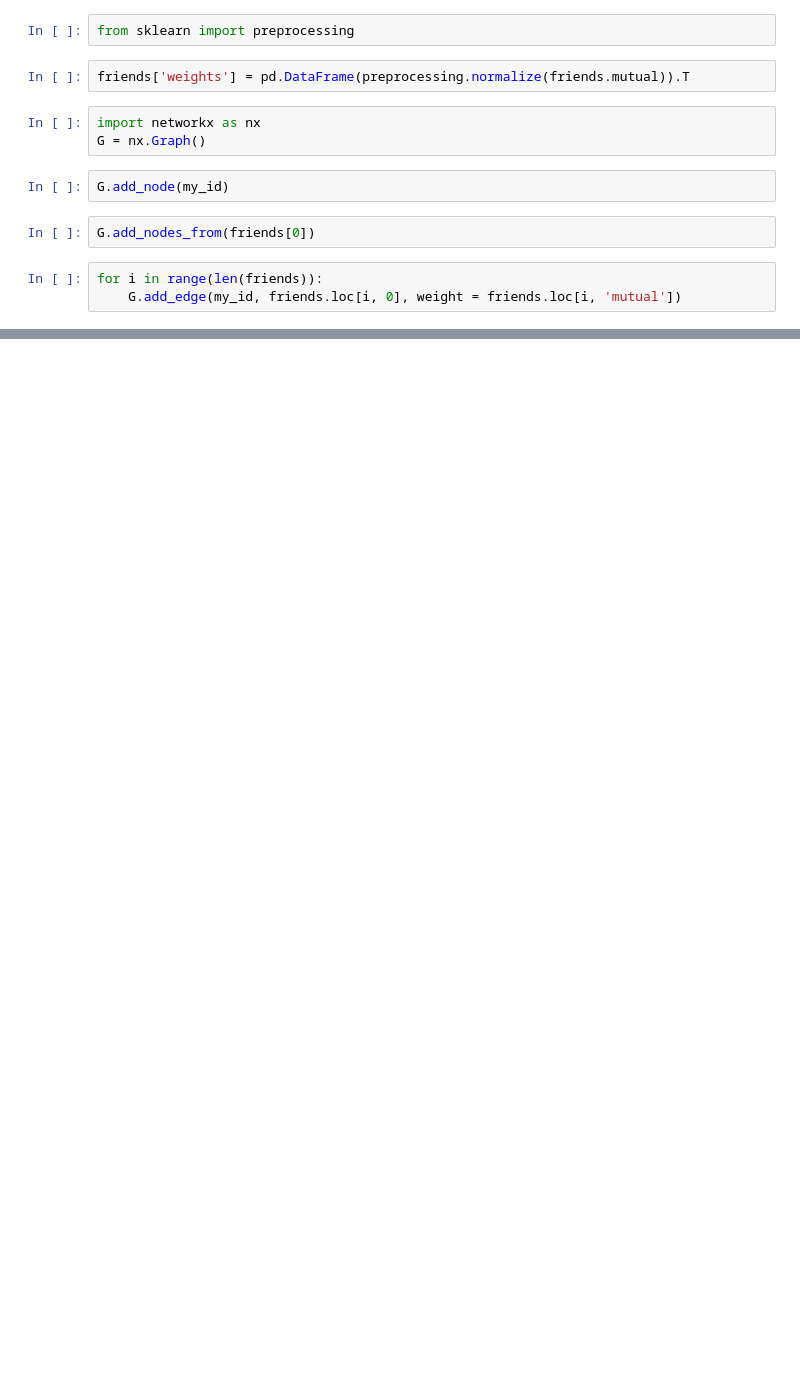
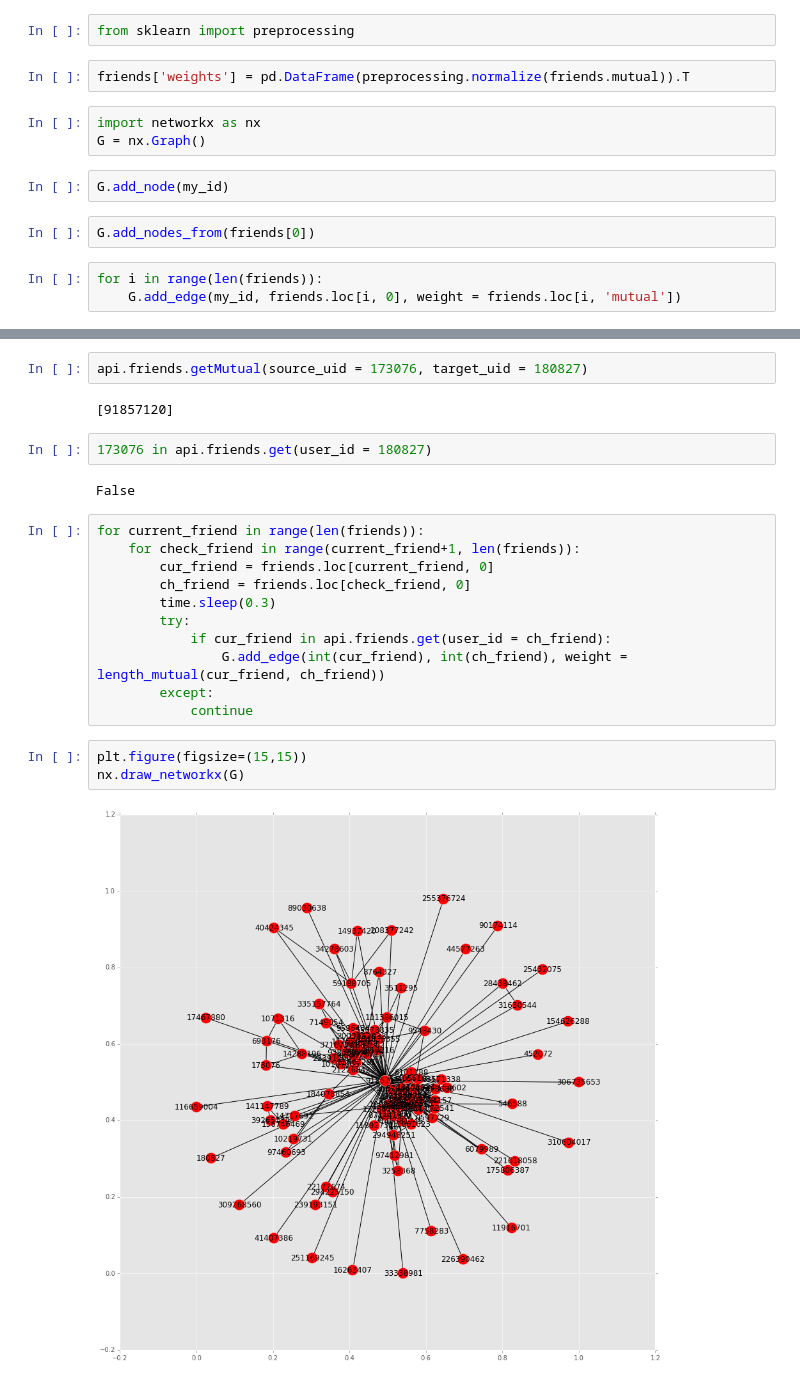
Before and after one commit to DmitrySerg/VK, a Jupyter notebook: VK_analysis.ipynb, the cells around one changed output, grey strips where cells are left out. Drawn from its saved outputs; the diff is of its cells as text; blank space fills up the shorter version.

```diff
--- a/VK_analysis.ipynb
+++ b/VK_analysis.ipynb
@@ -98,0 +110,24 @@ length_mutual(my_id, 55578835)
+# %%
+api.friends.getMutual(source_uid = 173076, target_uid = 180827)
+# %% [output]
+[91857120]
+# %%
+173076 in api.friends.get(user_id = 180827)
+# %% [output]
+False
+# %%
+for current_friend in range(len(friends)):
+    for check_friend in range(current_friend+1, len(friends)):
+        cur_friend = friends.loc[current_friend, 0]
+        ch_friend = friends.loc[check_friend, 0]
+        time.sleep(0.3)
+        try:
+            if cur_friend in api.friends.get(user_id = ch_friend):
+                G.add_edge(int(cur_friend), int(ch_friend), weight = length_mutual(cur_friend, ch_friend))
+        except:
+            continue
+# %%
+plt.figure(figsize=(15,15))
+nx.draw_networkx(G)
+# %% [output]
+[figure, added]
```
Also changed, not shown: parts of 6 cells of this notebook.
